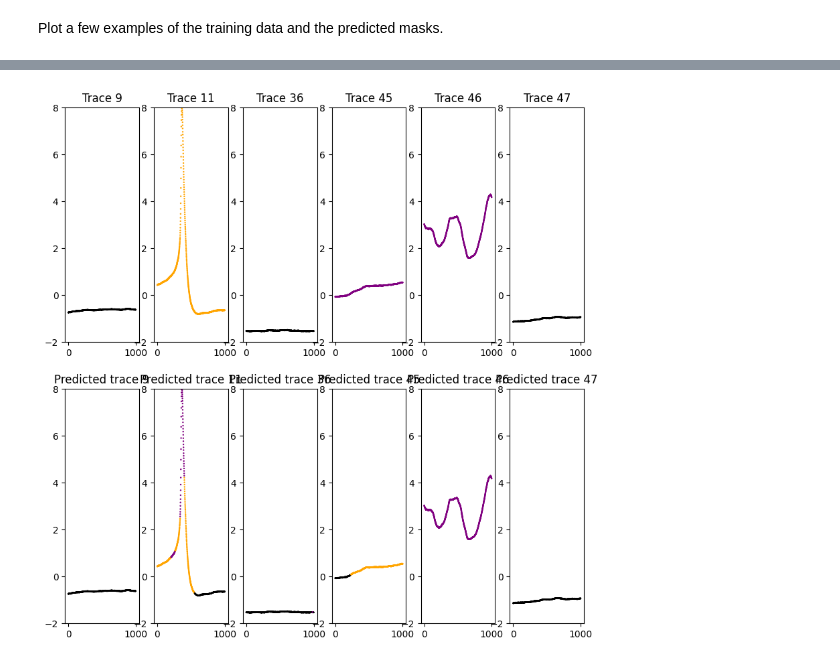
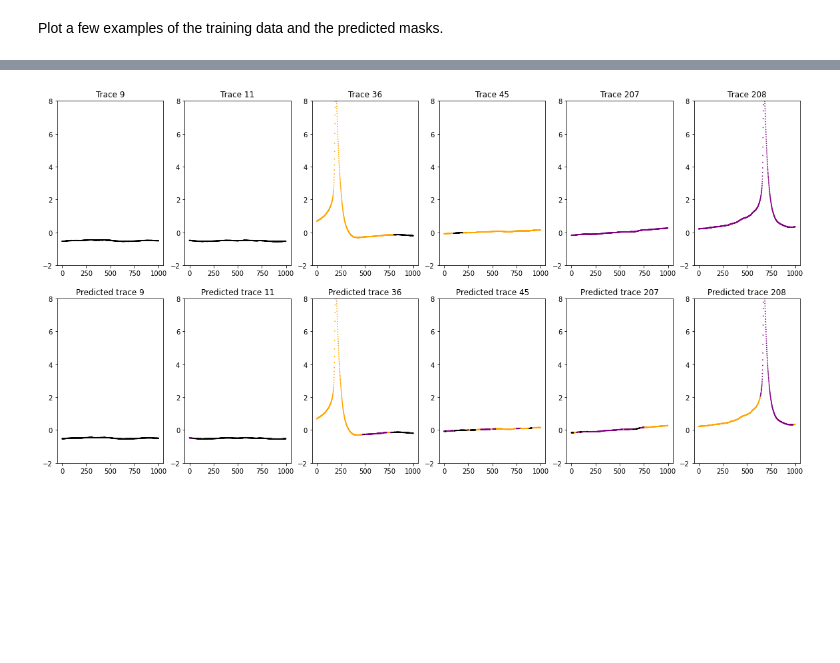
Before and after one commit to nicolaromano/SpikeUNet, a Jupyter notebook: 02 - training.ipynb, the cells around one changed output, grey strips where cells are left out. Drawn from its saved outputs; the diff is of its cells as text; code cells hidden in the pictures; blank space fills up the shorter version.

```diff
--- a/02 - training.ipynb
+++ b/02 - training.ipynb
@@ -243,0 +200,17 @@ Epoch 50/50
+# %%
+# Train the model, use checkpointing to save the best model
+checkpoint_filepath = "model_ep_{epoch:02d}_IoU_{val_IoU:.2f}.hdf5"
+history = model.fit(
+    x=traces_train,
+    y=labels_train,
+    batch_size=128,
+    epochs=500,
+    validation_data=(traces_val, labels_val),
+    callbacks=[
+        keras.callbacks.ModelCheckpoint(
+            filepath=checkpoint_filepath,
+            save_weights_only=False,
+            monitor="val_IoU",
+            mode="max",
+            save_best_only=True)]
+)
@@ -243,0 +236,18 @@ Epoch 50/50
+# %%
+# Load best model and delete the rest
+# Find all the saved files
+files = glob("model*.hdf5")
+# Get the one with the highest IoU
+# Model name is of the form model.01-IoU-0.99.hdf5
+IoUs = [float(f.split("_")[4][:-5]) for f in files]
+
+best_model_file = files[np.argmax(IoUs)]
+
+print("Loading best model file: ", best_model_file)
+best_model = keras.models.load_model(best_model_file, custom_objects={"IoU": IoU, "Dice": Dice})
+
+# Delete all the other files
+print("Deleting all other model files.")
+for f in tqdm(files):
+    if f != best_model_file:
+        os.remove(f)
@@ -267,10 +281,10 @@ plt.show()
 # %% [markdown]
 Plot a few examples of the training data and the predicted masks.
 # %%
-trace_ids = [9, 11, 36, 45, 46, 47]
+trace_ids = [9, 11, 36, 45, 207, 208]
 cols = ["black", "orange", "purple"]
 
-fig, ax = plt.subplots(2, len(trace_ids), figsize=(10, 10))
+fig, ax = plt.subplots(2, len(trace_ids), figsize=(20, 10))
 
 for i, trace in enumerate(trace_ids):
     # Plot the original trace
@@ -280,6 +294,7 @@ for i, trace in enumerate(trace_ids):
     ax[0, i].set_title(f"Trace {trace}")
 
     pred = model.predict(traces_val[trace].reshape(1, 1000, 1))
+
     c = [cols[j] for j in np.argmax(pred, axis=2)[0]]
     ax[1, i].scatter(range(len(traces_val[trace])), traces_val[trace], c=c, s=0.5)
     ax[1, i].set_ylim(-2, 8)
@@ -297 +312 @@ plt.show()
-[figure, old version]
+[figure, new version]
```
Also changed, not shown: parts of 15 cells of this notebook, 2 other files.
